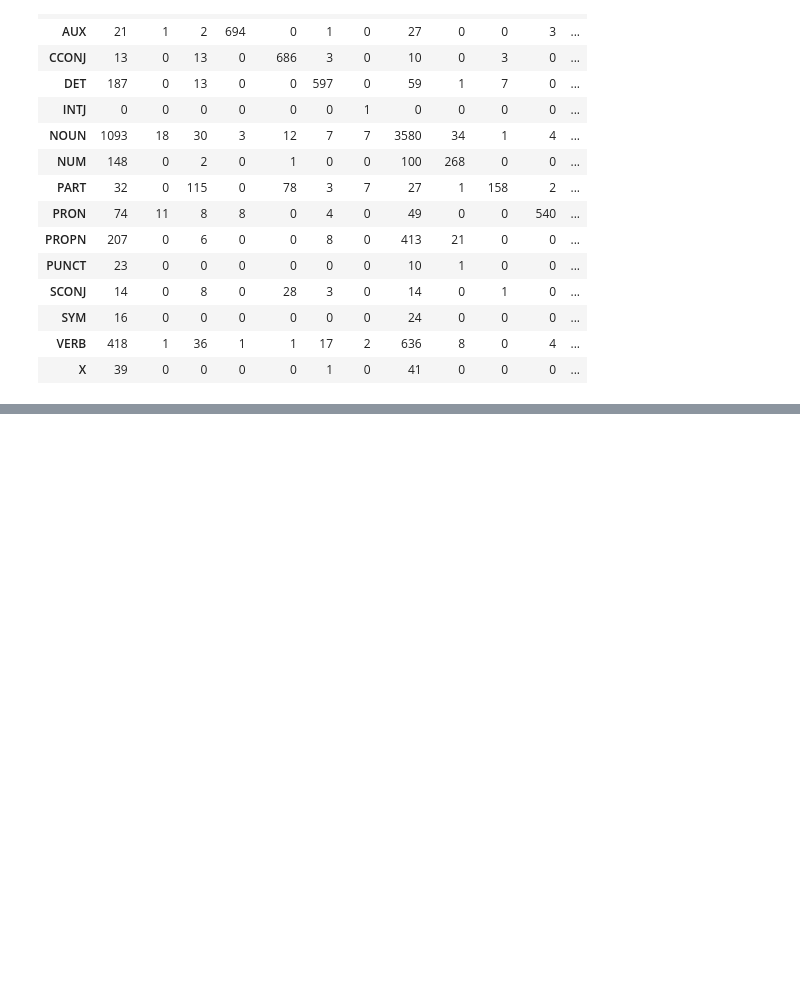
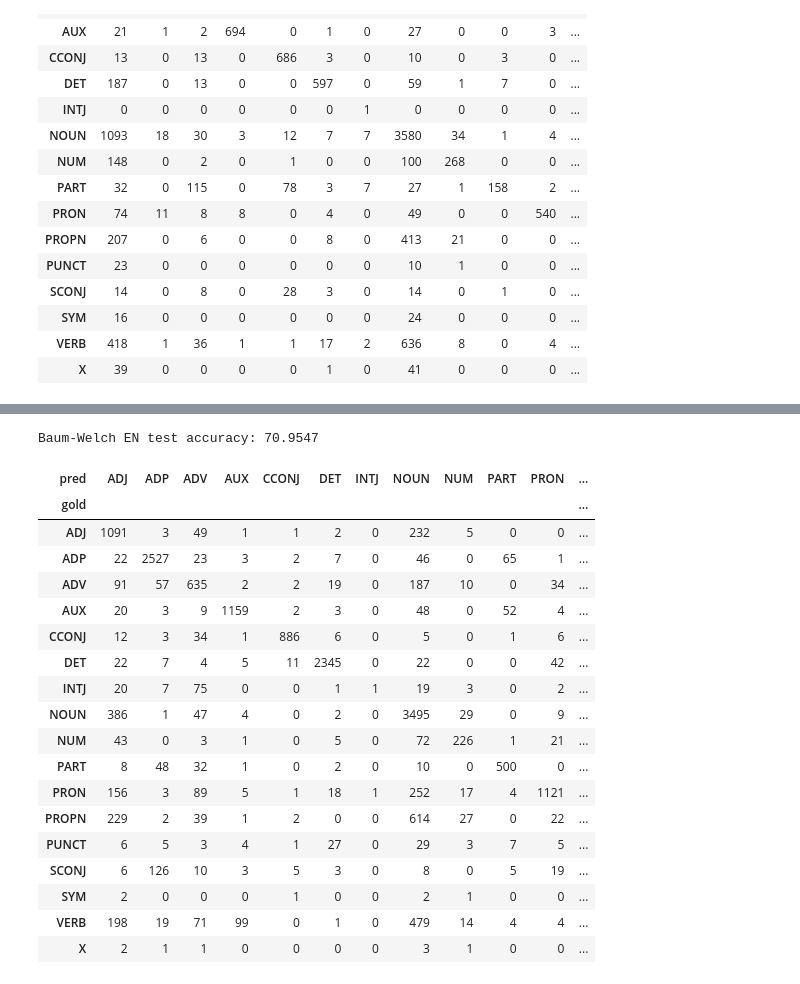
Before and after one commit to patinoboh/nlp, a Jupyter notebook: 03/assignment-03.ipynb, the cells around one changed output, grey strips where cells are left out. Cells and saved outputs as stored; diff of their text form; code cells hidden in the pictures; blank space fills up the shorter version.

```diff
--- a/03/assignment-03.ipynb
+++ b/03/assignment-03.ipynb
@@ -836,0 +1117,13 @@ CS 10k lexical lambdas: [4.044699664731544e-10, 0.0239036047924698, 0.9760963948
+# %%
+# 10k supervised + unlabeled rest
+tok10k_en, tag10k_en, unlabeled_en = split_train_10k_and_rest(tokens["train"]["en"], tags["train"]["en"], 10_000)
+print("unlabeled sentences:", len(unlabeled_en))
+
+# Build vocab from UNLABELED (and test/dev if you want) so BW can score them; UNK handles the rest anyway
+w2i, i2w = build_vocab(unlabeled_en, extra_words=[UNK])
+
+# Real tag list from your tagset (UPOS only)
+tags_list, _ = build_tag_index(tagset_10k_en)  # uses your existing tagset
+
+# Precompute init logA/logB from your init callables
+logA0, logB0, BOSi, EOSi = precompute_init_params(tags_list, w2i, logp_trans_10k_en, lex_10k_en["logp_emit"])
@@ -836,0 +1132,7 @@ CS 10k lexical lambdas: [4.044699664731544e-10, 0.0239036047924698, 0.9760963948
+# %%
+logA_bw, logB_bw = baum_welch_trigram(
+    unlabeled_en,
+    tags_list, w2i,
+    logA0, logB0,
+    n_iter=4, tol=1e-3
+)
@@ -836,0 +1144,31 @@ CS 10k lexical lambdas: [4.044699664731544e-10, 0.0239036047924698, 0.9760963948
+# %%
+logp_trans_bw, logp_emit_bw, tagset_bw = make_bw_callables(tags_list, w2i, logA_bw, logB_bw)
+
+pred_bw_en = [
+    viterbi_trigram_fast(sent, tagset_bw, logp_trans_bw, logp_emit_bw, BOS=BOS, EOS=EOS)
+    for sent in tokens["test"]["en"]
+]
+acc_bw_en, cm_bw_en = eval_tagging(tags["test"]["en"], pred_bw_en)
+print(f"Baum-Welch EN test accuracy: {acc_bw_en:.4f}")
+display(cm_bw_en)
+# %% [output]
+Baum-Welch EN test accuracy: 70.9547
+| pred | ADJ | ADP | ADV | AUX | CCONJ | DET | INTJ | NOUN | NUM | PART | PRON | ... |
+| gold |  |  |  |  |  |  |  |  |  |  |  | ... |
+| ADJ | 1091 | 3 | 49 | 1 | 1 | 2 | 0 | 232 | 5 | 0 | 0 | ... |
+| ADP | 22 | 2527 | 23 | 3 | 2 | 7 | 0 | 46 | 0 | 65 | 1 | ... |
+| ADV | 91 | 57 | 635 | 2 | 2 | 19 | 0 | 187 | 10 | 0 | 34 | ... |
+| AUX | 20 | 3 | 9 | 1159 | 2 | 3 | 0 | 48 | 0 | 52 | 4 | ... |
+| CCONJ | 12 | 3 | 34 | 1 | 886 | 6 | 0 | 5 | 0 | 1 | 6 | ... |
+| DET | 22 | 7 | 4 | 5 | 11 | 2345 | 0 | 22 | 0 | 0 | 42 | ... |
+| INTJ | 20 | 7 | 75 | 0 | 0 | 1 | 1 | 19 | 3 | 0 | 2 | ... |
+| NOUN | 386 | 1 | 47 | 4 | 0 | 2 | 0 | 3495 | 29 | 0 | 9 | ... |
+| NUM | 43 | 0 | 3 | 1 | 0 | 5 | 0 | 72 | 226 | 1 | 21 | ... |
+| PART | 8 | 48 | 32 | 1 | 0 | 2 | 0 | 10 | 0 | 500 | 0 | ... |
+| PRON | 156 | 3 | 89 | 5 | 1 | 18 | 1 | 252 | 17 | 4 | 1121 | ... |
+| PROPN | 229 | 2 | 39 | 1 | 2 | 0 | 0 | 614 | 27 | 0 | 22 | ... |
+| PUNCT | 6 | 5 | 3 | 4 | 1 | 27 | 0 | 29 | 3 | 7 | 5 | ... |
+| SCONJ | 6 | 126 | 10 | 3 | 5 | 3 | 0 | 8 | 0 | 5 | 19 | ... |
+| SYM | 2 | 0 | 0 | 0 | 1 | 0 | 0 | 2 | 1 | 0 | 0 | ... |
+| VERB | 198 | 19 | 71 | 99 | 0 | 1 | 0 | 479 | 14 | 4 | 4 | ... |
+| X | 2 | 1 | 1 | 0 | 0 | 0 | 0 | 3 | 1 | 0 | 0 | ... |
```
Also changed, not shown: parts of 9 cells of this notebook.
